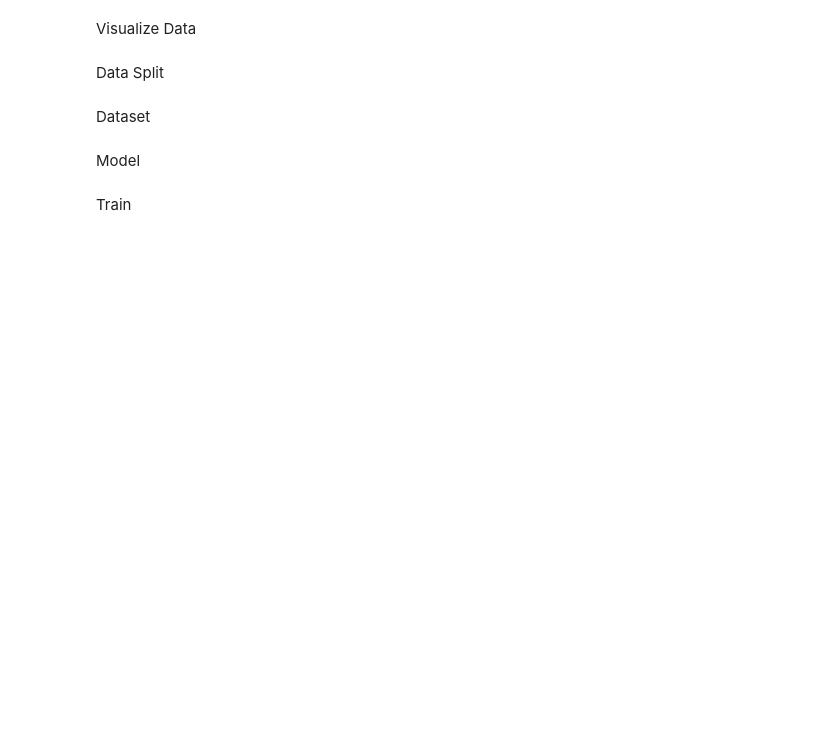
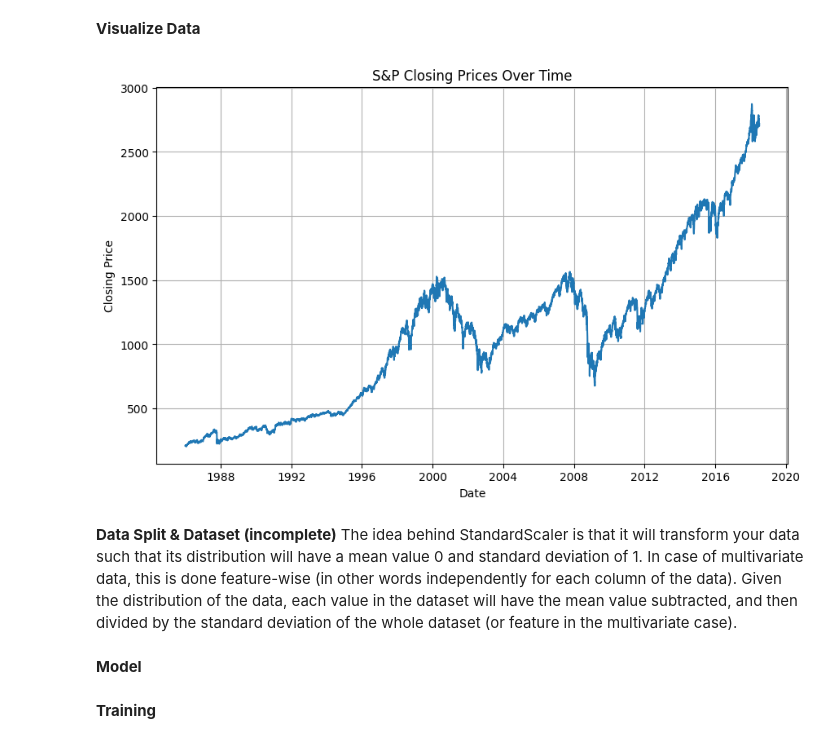
Before and after one commit to grlefl/LSTM-Autoencoder-Anomaly-Detection, a Jupyter notebook: main.ipynb, the cells around one changed output. Saved outputs shown, nothing was run; the diff lists cells and outputs as text; code cells hidden in the pictures; blank space fills up the shorter version.

```diff
--- a/main.ipynb
+++ b/main.ipynb
@@ -5,0 +13,4 @@ Get Data
+# %%
+filepath = './data/spx.csv'
+df = pd.read_csv(filepath)
+df.head()
@@ -6,8 +24,21 @@ Get Data
 # %% [markdown]
-Visualize Data
+**Visualize Data**
+# %%
+df['date'] = pd.to_datetime(df['date'], format='%d-%b-%y')
+
+plt.figure(figsize=(10, 6))
+plt.plot(df['date'], df['close'])
+plt.xlabel('Date')
+plt.ylabel('Closing Price')
+plt.title('S&P Closing Prices Over Time')
+plt.grid(True)
+plt.show()
+# %% [output]
+[figure, added]
 # %% [markdown]
-Data Split
+**Data Split & Dataset (incomplete)**
+The idea behind StandardScaler is that it will transform your data such that its distribution will have a mean value 0 and standard deviation of 1.
+In case of multivariate data, this is done feature-wise (in other words independently for each column of the data).
+Given the distribution of the data, each value in the dataset will have the mean value subtracted, and then divided by the standard deviation of the whole dataset (or feature in the multivariate case).
-# %% [markdown]
-Dataset
 # %% [markdown]
-Model
+**Model**
@@ -18,2 +45,2 @@ model = model.to(device)
 # %% [markdown]
-Train
+**Training**
```
Also changed, not shown: parts of 7 cells of this notebook, 5 other files.
